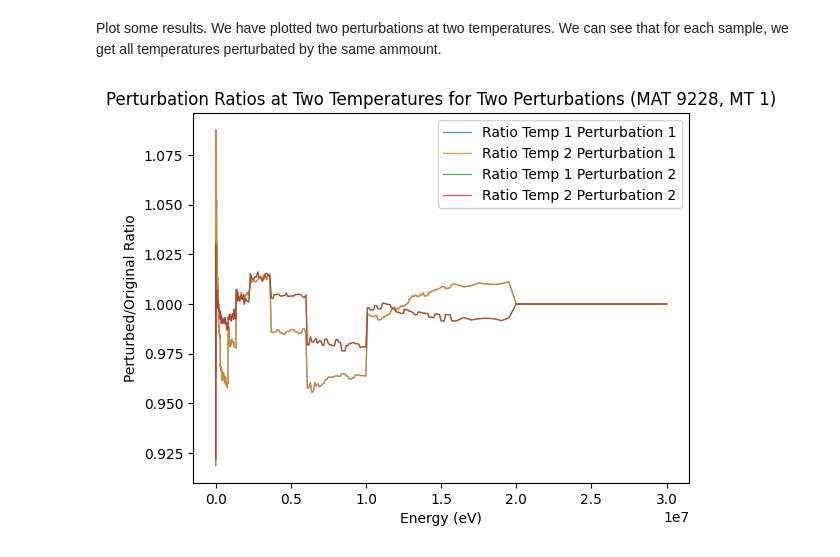
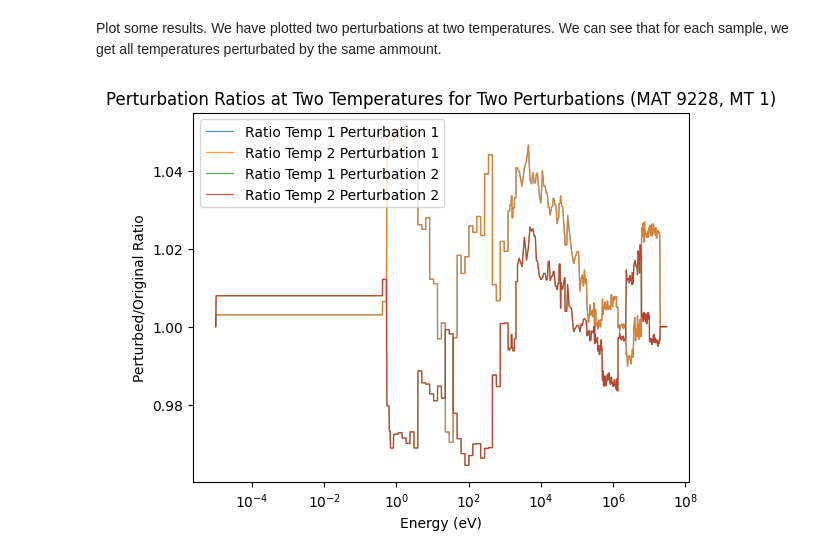
Before and after one commit to janmalec/sandy, a Jupyter notebook: notebooks/pert_pendf.ipynb, the cells around one changed output. Cells and saved outputs as stored; diff of their text form; code cells hidden in the pictures.

```diff
--- a/notebooks/pert_pendf.ipynb
+++ b/notebooks/pert_pendf.ipynb
@@ -22,7 +26,7 @@ pendf_kws = dict(
     verbose=False,
     err=err_pendf,
     minimal_processing=True,
-    temperatures=[300., 600.],
+    temperatures=[293., 600., 900., 1200., 1600., 2000.],
     acer=False,
     purr=False
     )
@@ -59,7 +63,7 @@ with TemporaryDirectory() as td:
  *****************************************************************************
 # %%
 # Get Endf6 objects from a multi temperature pendf file
-endfs  = pendf.get_pendf_endf(pendfs)
+endfs  = sandy.get_pendf_endf(pendfs)
 # %% [output]
 Entire file is repeated.
 # %% [markdown]
@@ -80,7 +84,7 @@ errorr_kws = dict(
     groupr_kws=dict(nubar=nubar, chi=chi, mubar=mubar, ign=2),
     errorr_kws=dict(ign=2)
     )
-smps = endf6.get_perturbations(10, njoy_kws=errorr_kws)
+smps = endf6.get_perturbations(N, njoy_kws=errorr_kws)
 # %% [output]
 INFO:  Zero or no temperature was requested, NJOY processing will stop after RECONR.
     If you want to process 0K cross sections use `temperature=0.1`.
@@ -109,4 +113,4 @@ INFO:  writing to file 'PERT_92235_MF33.xlsx'...
 Perturb all temperatures. This will create an array of N (number of samples) dictionaries, where each dictionary has all temperatures in the original pendf perturbated by the same coefficient.
 # %%
 kws = dict()
-perts = pendf.perturb_all_temps(endf6, endfs, smps, **kws)
+perts = sandy.perturb_all_temps(endf6, endfs, smps, processes=12, **kws)
@@ -129,9 +117,9 @@ Perturbing temperature 2
 # %% [markdown]
 Plot some results. We have plotted two perturbations at two temperatures. We can see that for each sample, we get all temperatures perturbated by the same ammount.
 # %%
-# Assuming 'perturbed_samples' and 'endfs' are defined as before
-temp_id1 = list(perturbed_samples[0].keys())[0]  # First temperature
-temp_id2 = list(perturbed_samples[0].keys())[1]  # Second temperature
+# Assuming 'perts' and 'endfs' are defined as before
+temp_id1 = list(perts[0].keys())[0]  # First temperature
+temp_id2 = list(perts[0].keys())[1]  # Second temperature
 
 # Function to calculate ratio
 def calculate_ratio(perturbed_xs, original_xs):
@@ -148,42 +136,44 @@ def calculate_ratio(perturbed_xs, original_xs):
 # Create a figure for plotting
 fig, ax = plt.subplots()
 
-mat, mt = 9228, 1  # MAT and MT values
+mat, mt = 9228, 18  # MAT and MT values
 
 # Plotting function
 def plot_perturbation_ratio(perturbation, label_suffix):
     original_endf6_temp1 = endfs[temp_id1]
     original_xs_temp1 = sandy.Xs.from_endf6(original_endf6_temp1).data[(mat, mt)]
-    perturbed_endf6_temp1 = perturbed_samples[perturbation][temp_id1]
+    perturbed_endf6_temp1 = perts[perturbation][temp_id1]
     perturbed_xs_temp1 = sandy.Xs.from_endf6(perturbed_endf6_temp1).data[(mat, mt)]
 
     ratio_temp1 = calculate_ratio(perturbed_xs_temp1, original_xs_temp1)
     ax.plot(perturbed_xs_temp1.index, ratio_temp1, label=f"Ratio Temp {temp_id1} {label_suffix}", alpha=0.8, linewidth=0.9)
 
     original_endf6_temp2 = endfs[temp_id2]
     original_xs_temp2 = sandy.Xs.from_endf6(original_endf6_temp2).data[(mat, mt)]
-    perturbed_endf6_temp2 = perturbed_samples[perturbation][temp_id2]
+    perturbed_endf6_temp2 = perts[perturbation][temp_id2]
     perturbed_xs_temp2 = sandy.Xs.from_endf6(perturbed_endf6_temp2).data[(mat, mt)]
 
     ratio_temp2 = calculate_ratio(perturbed_xs_temp2, original_xs_temp2)
     ax.plot(perturbed_xs_temp2.index, ratio_temp2, label=f"Ratio Temp {temp_id2} {label_suffix}", alpha=0.8, linewidth=0.9)
 
 # Plot for the first perturbation
 plot_perturbation_ratio(0, "Perturbation 1")
 
 # Plot for the second perturbation
 plot_perturbation_ratio(1, "Perturbation 2")
 
 # Set plot title, labels, and legend
 ax.set_title("Perturbation Ratios at Two Temperatures for Two Perturbations (MAT 9228, MT 1)")
 ax.set_xlabel("Energy (eV)")
 ax.set_ylabel("Perturbed/Original Ratio")
+# log scale on x
+ax.set_xscale('log')
 ax.legend()
 
 # Show the plot
 plt.show()
 # %% [output]
-[figure, old version]
+[figure, new version]
 # %%
 # re-combine perturbed files and save to disk
 for i, pert in enumerate(perts):
```
Also changed, not shown: parts of 6 cells of this notebook, 1 other file.
